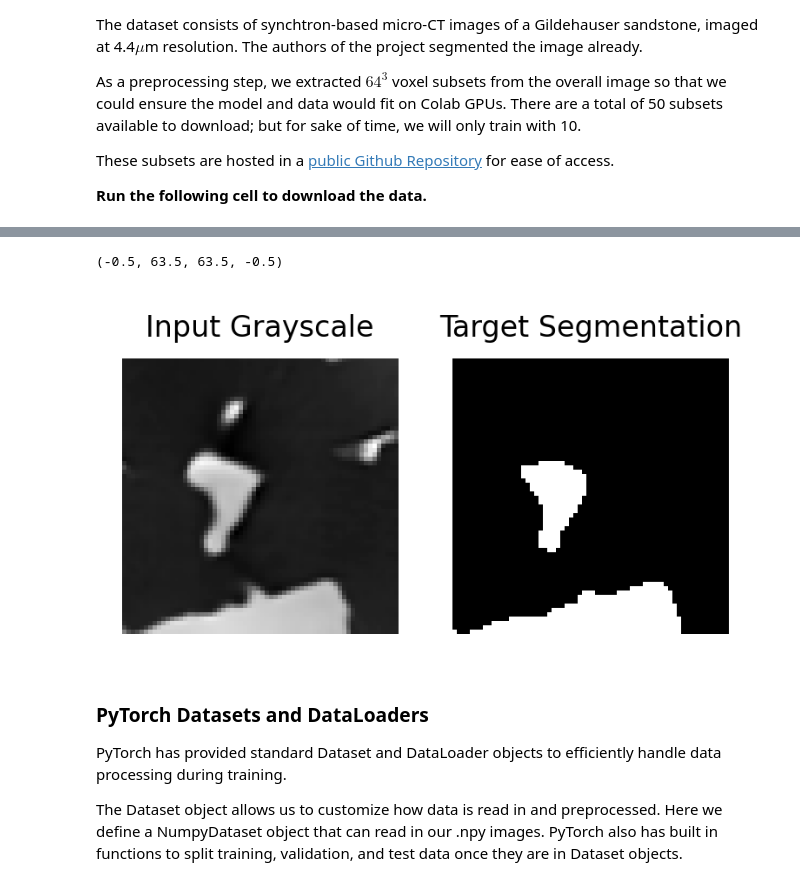
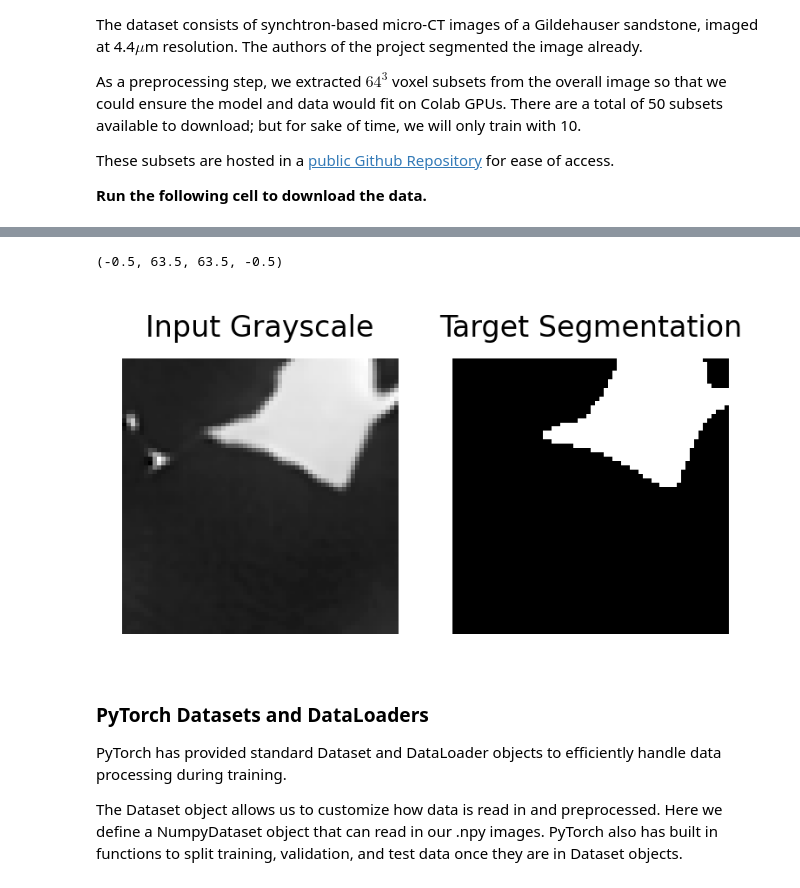
Before and after one commit to BC-Chang/ms-net-workshop, a Jupyter notebook: U_Net_Segmentation_Workshop.ipynb, the cells around one changed output, grey strips where cells are left out. Drawn from its saved outputs; the diff is of its cells as text; code cells hidden in the pictures.

```diff
--- a/U_Net_Segmentation_Workshop.ipynb
+++ b/U_Net_Segmentation_Workshop.ipynb
@@ -265,23 +271,23 @@ unzip is already the newest version (6.0-26ubuntu3.2).
 # %%
 # Inspect our training samples
-sample_num = 0
+sample_num = 43
 gray_img = np.load(f"/content/gray/134_{sample_num}.npy")
 seg_img = np.load(f"/content/segmented/134_{sample_num}.npy")
 
 
 plt.figure(dpi=300, figsize=(3,1.5))
 plt.subplot(1, 2, 1)
 plt.imshow(gray_img[43], cmap="gray_r")
 plt.title('Input Grayscale', fontsize=8)
 plt.axis('off')
 
 plt.subplot(1, 2, 2)
 plt.imshow(seg_img[43], cmap="gray_r")
 plt.title('Target Segmentation', fontsize=8)
 plt.axis('off')
 # %% [output]
 (-0.5, 63.5, 63.5, -0.5)
-[figure, old version]
+[figure, new version]
 # %% [markdown]
 ### PyTorch Datasets and DataLoaders
 PyTorch has provided standard Dataset and DataLoader objects to efficiently handle data processing during training.
```
Also changed, not shown: parts of 5 cells of this notebook.
